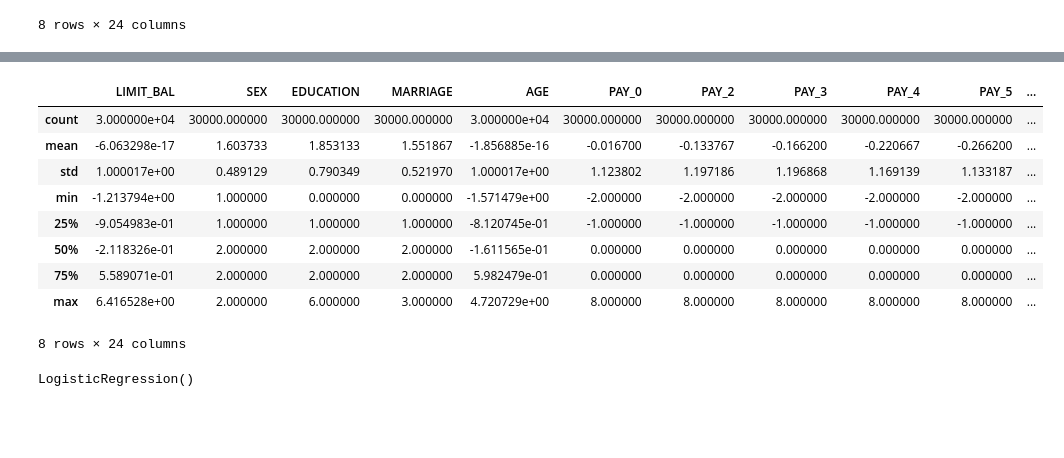
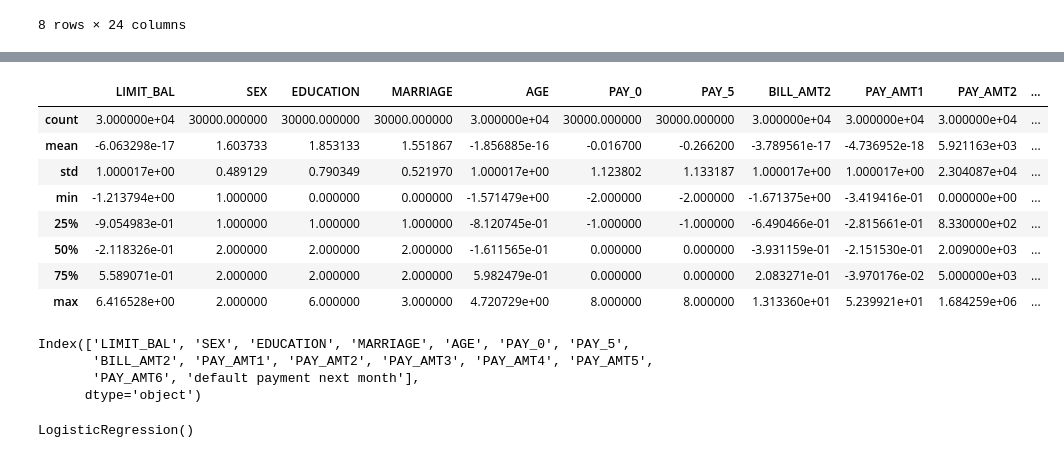
Before and after one commit to pooJa-verMa14/Machine-Learning, a Jupyter notebook: LabEval1.ipynb, the cells around one changed output, grey strips where cells are left out. Cells and saved outputs as stored; diff of their text form; code cells hidden in the pictures; blank space fills up the shorter version.

```diff
--- a/LabEval1.ipynb
+++ b/LabEval1.ipynb
@@ -131,0 +119,3 @@ correlations
+# %%
+#Dropping highly correlated columns
+df2 = df1.drop(['PAY_6','PAY_4','BILL_AMT1','PAY_3','BILL_AMT3','BILL_AMT4','BILL_AMT5','BILL_AMT6','PAY_2'],axis=1)
@@ -132,26 +143,30 @@ correlations
 # %%
 # normalizing some features
-df1['AGE']=stats.zscore(df1['AGE'])
-df1['BILL_AMT4']=stats.zscore(df1['BILL_AMT4'])
-df1['BILL_AMT5']=stats.zscore(df1['BILL_AMT5'])
-df1['BILL_AMT6']=stats.zscore(df1['BILL_AMT6'])
-df1['PAY_AMT1']=stats.zscore(df1['PAY_AMT1'])
-df1['PAY_AMT3']=stats.zscore(df1['PAY_AMT3'])
-df1['PAY_AMT4']=stats.zscore(df1['PAY_AMT4'])
-df1['PAY_AMT5']=stats.zscore(df1['PAY_AMT5'])
-df1['PAY_AMT6']=stats.zscore(df1['PAY_AMT6'])
-df1['LIMIT_BAL']=stats.zscore(df1['LIMIT_BAL'])
+df2['AGE']=stats.zscore(df2['AGE'])
+df2['BILL_AMT2']=stats.zscore(df2['BILL_AMT2'])
+df2['PAY_AMT1']=stats.zscore(df2['PAY_AMT1'])
+df2['PAY_AMT3']=stats.zscore(df2['PAY_AMT3'])
+df2['PAY_AMT4']=stats.zscore(df2['PAY_AMT4'])
+df2['PAY_AMT5']=stats.zscore(df2['PAY_AMT5'])
+df2['PAY_AMT6']=stats.zscore(df2['PAY_AMT6'])
+df2['LIMIT_BAL']=stats.zscore(df2['LIMIT_BAL'])
 # %%
-df1.describe()
+df2.describe()
 # %% [output]
-|  | LIMIT_BAL | SEX | EDUCATION | MARRIAGE | AGE | PAY_0 | PAY_2 | PAY_3 | PAY_4 | PAY_5 | ... |
-| count | 3.000000e+04 | 30000.000000 | 30000.000000 | 30000.000000 | 3.000000e+04 | 30000.000000 | 30000.000000 | 30000.000000 | 30000.000000 | 30000.000000 | ... |
-| mean | -6.063298e-17 | 1.603733 | 1.853133 | 1.551867 | -1.856885e-16 | -0.016700 | -0.133767 | -0.166200 | -0.220667 | -0.266200 | ... |
-| std | 1.000017e+00 | 0.489129 | 0.790349 | 0.521970 | 1.000017e+00 | 1.123802 | 1.197186 | 1.196868 | 1.169139 | 1.133187 | ... |
-| min | -1.213794e+00 | 1.000000 | 0.000000 | 0.000000 | -1.571479e+00 | -2.000000 | -2.000000 | -2.000000 | -2.000000 | -2.000000 | ... |
-| 25% | -9.054983e-01 | 1.000000 | 1.000000 | 1.000000 | -8.120745e-01 | -1.000000 | -1.000000 | -1.000000 | -1.000000 | -1.000000 | ... |
-| 50% | -2.118326e-01 | 2.000000 | 2.000000 | 2.000000 | -1.611565e-01 | 0.000000 | 0.000000 | 0.000000 | 0.000000 | 0.000000 | ... |
-| 75% | 5.589071e-01 | 2.000000 | 2.000000 | 2.000000 | 5.982479e-01 | 0.000000 | 0.000000 | 0.000000 | 0.000000 | 0.000000 | ... |
-| max | 6.416528e+00 | 2.000000 | 6.000000 | 3.000000 | 4.720729e+00 | 8.000000 | 8.000000 | 8.000000 | 8.000000 | 8.000000 | ... |
+|  | LIMIT_BAL | SEX | EDUCATION | MARRIAGE | AGE | PAY_0 | PAY_5 | BILL_AMT2 | PAY_AMT1 | PAY_AMT2 | ... |
+| count | 3.000000e+04 | 30000.000000 | 30000.000000 | 30000.000000 | 3.000000e+04 | 30000.000000 | 30000.000000 | 3.000000e+04 | 3.000000e+04 | 3.000000e+04 | ... |
+| mean | -6.063298e-17 | 1.603733 | 1.853133 | 1.551867 | -1.856885e-16 | -0.016700 | -0.266200 | -3.789561e-17 | -4.736952e-18 | 5.921163e+03 | ... |
+| std | 1.000017e+00 | 0.489129 | 0.790349 | 0.521970 | 1.000017e+00 | 1.123802 | 1.133187 | 1.000017e+00 | 1.000017e+00 | 2.304087e+04 | ... |
+| min | -1.213794e+00 | 1.000000 | 0.000000 | 0.000000 | -1.571479e+00 | -2.000000 | -2.000000 | -1.671375e+00 | -3.419416e-01 | 0.000000e+00 | ... |
+| 25% | -9.054983e-01 | 1.000000 | 1.000000 | 1.000000 | -8.120745e-01 | -1.000000 | -1.000000 | -6.490466e-01 | -2.815661e-01 | 8.330000e+02 | ... |
+| 50% | -2.118326e-01 | 2.000000 | 2.000000 | 2.000000 | -1.611565e-01 | 0.000000 | 0.000000 | -3.931159e-01 | -2.151530e-01 | 2.009000e+03 | ... |
+| 75% | 5.589071e-01 | 2.000000 | 2.000000 | 2.000000 | 5.982479e-01 | 0.000000 | 0.000000 | 2.083271e-01 | -3.970176e-02 | 5.000000e+03 | ... |
+| max | 6.416528e+00 | 2.000000 | 6.000000 | 3.000000 | 4.720729e+00 | 8.000000 | 8.000000 | 1.313360e+01 | 5.239921e+01 | 1.684259e+06 | ... |
-8 rows × 24 columns
+# %%
+df2.columns
+# %% [output]
+Index(['LIMIT_BAL', 'SEX', 'EDUCATION', 'MARRIAGE', 'AGE', 'PAY_0', 'PAY_5',
+       'BILL_AMT2', 'PAY_AMT1', 'PAY_AMT2', 'PAY_AMT3', 'PAY_AMT4', 'PAY_AMT5',
+       'PAY_AMT6', 'default payment next month'],
+      dtype='object')
 # %%
```
Also changed, not shown: parts of 10 cells of this notebook.
